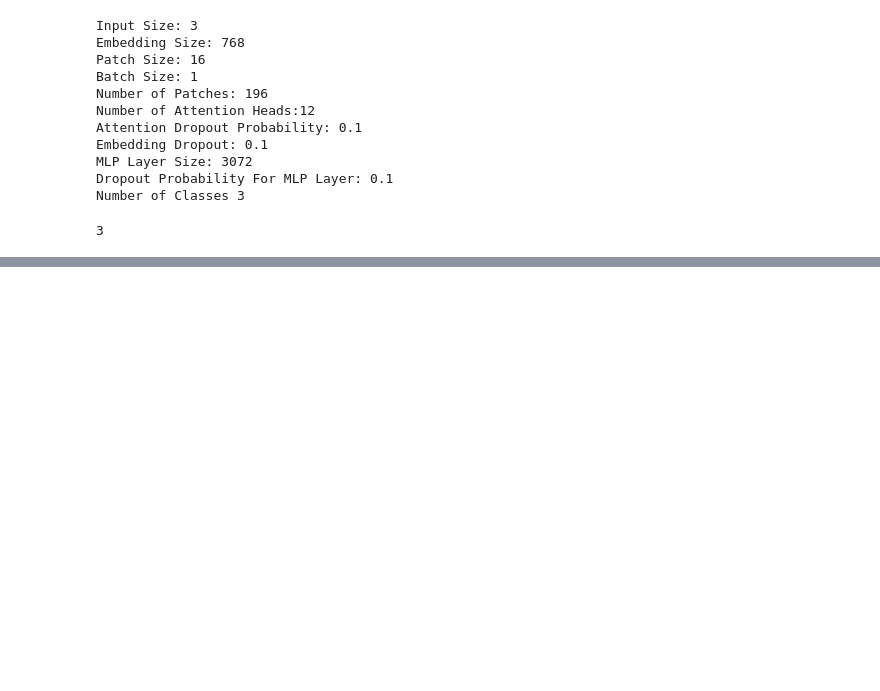
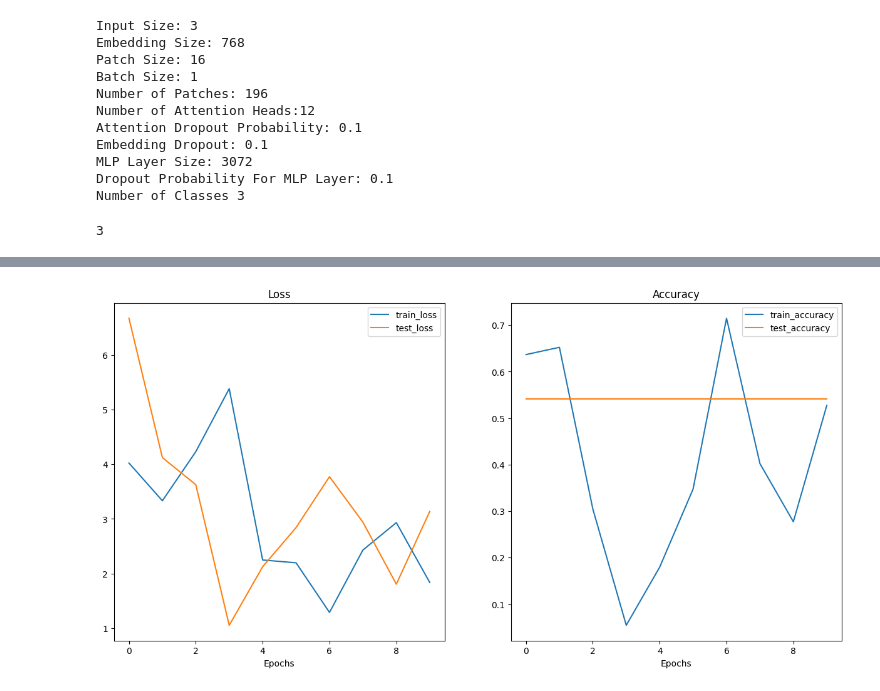
Before and after one commit to vishal-14069/Dishcovery, a Jupyter notebook: notebooks/ViT_paper_implementation.ipynb, the cells around one changed output, grey strips where cells are left out. Saved outputs shown, nothing was run; the diff lists cells and outputs as text; code cells hidden in the pictures; blank space fills up the shorter version.

```diff
--- a/notebooks/07_ml_research_paper.ipynb
+++ b/notebooks/ViT_paper_implementation.ipynb
@@ -428,7 +389,11 @@ Basic Overview of the Input Embedding Layer ---> [class_token; patch_embeddings]
 
 class input_embedding_layer(torch.nn.Module):
 
-    def __init__(self,input_shape,output_shape,patch_size,batch_size,number_of_patches,embedding_dropout):
+    def __init__(self,input_shape,
+                 output_shape,patch_size,
+                 number_of_patches,
+                 embedding_dropout):
+
         super().__init__()
 
         self.out_shape= output_shape
@@ -444,7 +409,7 @@ class input_embedding_layer(torch.nn.Module):
             torch.nn.Flatten(start_dim=2,
                                 end_dim=3))
 
-        self.class_token= torch.nn.Parameter(torch.randn(1,batch_size,
+        self.class_token= torch.nn.Parameter(torch.randn(1,1,
                                                          output_shape),
                                                          requires_grad=True)
 
@@ -456,6 +421,7 @@ class input_embedding_layer(torch.nn.Module):
 
     def forward(self,x):
         image_resolution = x.shape[-1]
+        batch_size = x.shape[0]
         assert image_resolution % patch_size==0, f"Input image size must be divisble by patch size, image size: {image_resolution}, patch size: {patch_size}"
         fwd= self.input_layer_stack(x)
         change_dim= fwd.permute(0,2,1)
@@ -767,0 +707,24 @@ Estimated Total Size (MB): 333.89
+# %%
+# Instantiate Model for training with batch size as 32
+
+ViTModel = ViT(input_shape=input_size,
+                embedding_dimension=embedding_dimension,
+                patch_size=patch_size,
+                number_of_patches=no_of_patches,
+                num_heads=num_heads,
+                attention_dropout=attn_dropout,
+                embedding_dropout=embedding_dropout,
+                mlp_size=mlp_size,dropout=dropout,
+                num_output_classes=num_classes,
+                num_transformer_layers=num_transformer_layers
+                ).to(device)
+
+# Setup up optimizer
+
+optimizer= torch.optim.Adam(params=ViTModel.parameters(),
+                            lr= 3e-3,betas=(0.9,0.999),
+                            weight_decay=0.3)
+
+# Setup Loss Function
+
+loss_function= torch.nn.CrossEntropyLoss()
@@ -767,0 +737,10 @@ Estimated Total Size (MB): 333.89
+# %%
+# train the model
+
+set_seeds()
+results = engine.train(model=ViTModel,
+                       train_dataloader=train_dataloader,
+                       test_dataloader=test_dataloader,
+                       optimizer=optimizer,
+                       loss_fn=loss_function,
+                       epochs=10,device=device)
@@ -767,0 +758,4 @@ Estimated Total Size (MB): 333.89
+# %%
+plot_loss_curves(results)
+# %% [output]
+[figure, added]
```
Also changed, not shown: parts of 32 cells of this notebook.
